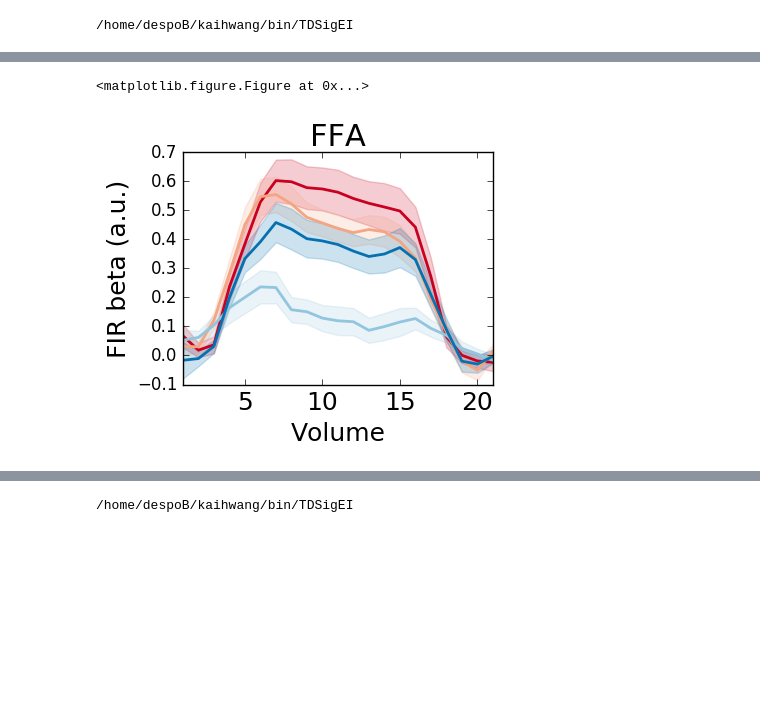
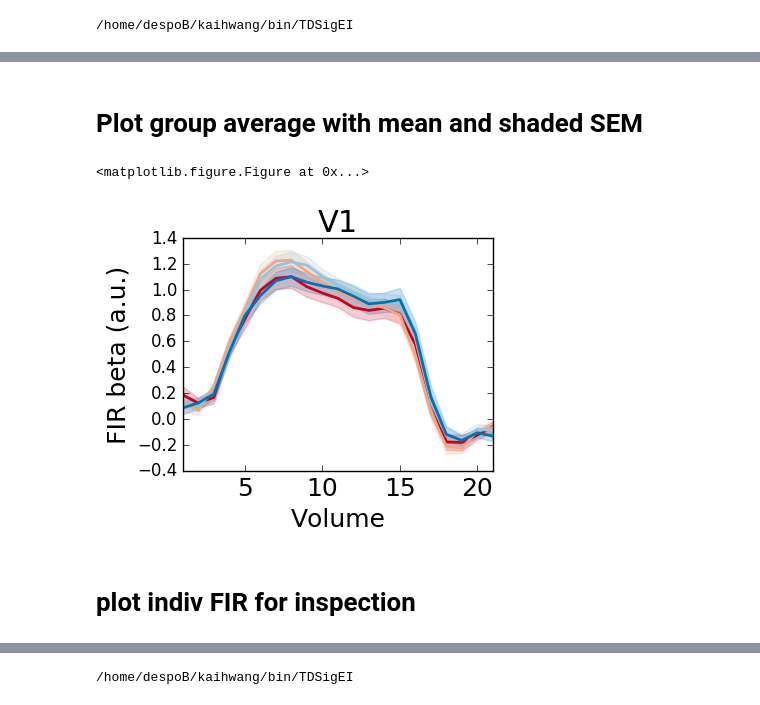
Before and after one commit to kaihwang/TDSigEI, a Jupyter notebook: Models/Plot FIR.ipynb, the cells around one changed output, grey strips where cells are left out. Saved outputs shown, nothing was run; the diff lists cells and outputs as text; code cells hidden in the pictures; blank space fills up the shorter version.

```diff
--- a/Models/Plot FIR.ipynb
+++ b/Models/Plot FIR.ipynb
@@ -25,40 +48,45 @@ sem_df = FIR_df.groupby(['ROI','Condition','Volume']).sem().reset_index()
+# %% [markdown]
+# Plot group average with mean and shaded SEM
 # %%
 #conditions
 plt.rc('xtick', labelsize=18)
 plt.rc('ytick', labelsize=12)
-ROIs = ['FFA'] # 'PPA', 'V1', 'MFG', 'FEF'
+ROIs = ['V1'] # 'PPA', 'V1', 'MFG', 'FEF'
 Conditions =['FH', 'Fp', 'Hp', 'HF']
 Labels = ['Face with scene distractor', 'Passively viewing faces ', 'Passively viewing scenes', 'Scene with face distractor']
 x = np.arange(1,22)
 #get colormap
 cmap = brewer2mpl.get_map('RdBu','diverging', 4)
 plt.figure(1)
 plt.figure(figsize=(4,3))
 #plt.suptitle('FIR Estimates', fontsize=14, fontweight='bold')
 for r, roi in enumerate(ROIs):
+
     ax=plt.subplot(1,1,1)
 
     for i, c in enumerate(Conditions):
         y = np.array(mean_df[(mean_df['ROI'] == roi) & (mean_df['Condition'] == c)]['Beta'])
         error = np.array(sem_df[(mean_df['ROI'] == roi) & (mean_df['Condition'] == c)]['Beta'])
         plt.plot(x, y, color = cmap.hex_colors[i], linewidth=2  )
         ax.set_title(roi, fontsize=22)
         plt.fill_between(x, y-1*error, y+1*error, alpha=0.2, edgecolor=cmap.hex_colors[i],
                      facecolor=cmap.hex_colors[i], label=c)
         #if roi == 'V1':
         #    plt.ylim(-0.2, 2)
         #else:
         #    plt.ylim(-0.2, 0.5)
         plt.xlim(1, 21)
         plt.xlabel('Volume', fontsize=18)
         plt.ylabel('FIR beta (a.u.)', fontsize=18)
 
 #plt.legend(Labels, fontsize=12, loc='outside', bbox_to_anchor=(1, 1))
 #plt.show()
-plt.savefig('/home/despoB/kaihwang/bin/TDSigEI/FIR_estimates.pdf')
+#plt.savefig('/home/despoB/kaihwang/bin/TDSigEI/FIR_estimates.pdf')
 # %% [output]
 <matplotlib.figure.Figure at 0x...>
-[figure, old version]
+[figure, new version]
+# %% [markdown]
+# plot indiv FIR for inspection
 # %%
 for i, sub in enumerate(np.unique(FIR_df['Subj'])):
     if not isnan(sub):
```
Also changed, not shown: parts of 8 cells of this notebook.
